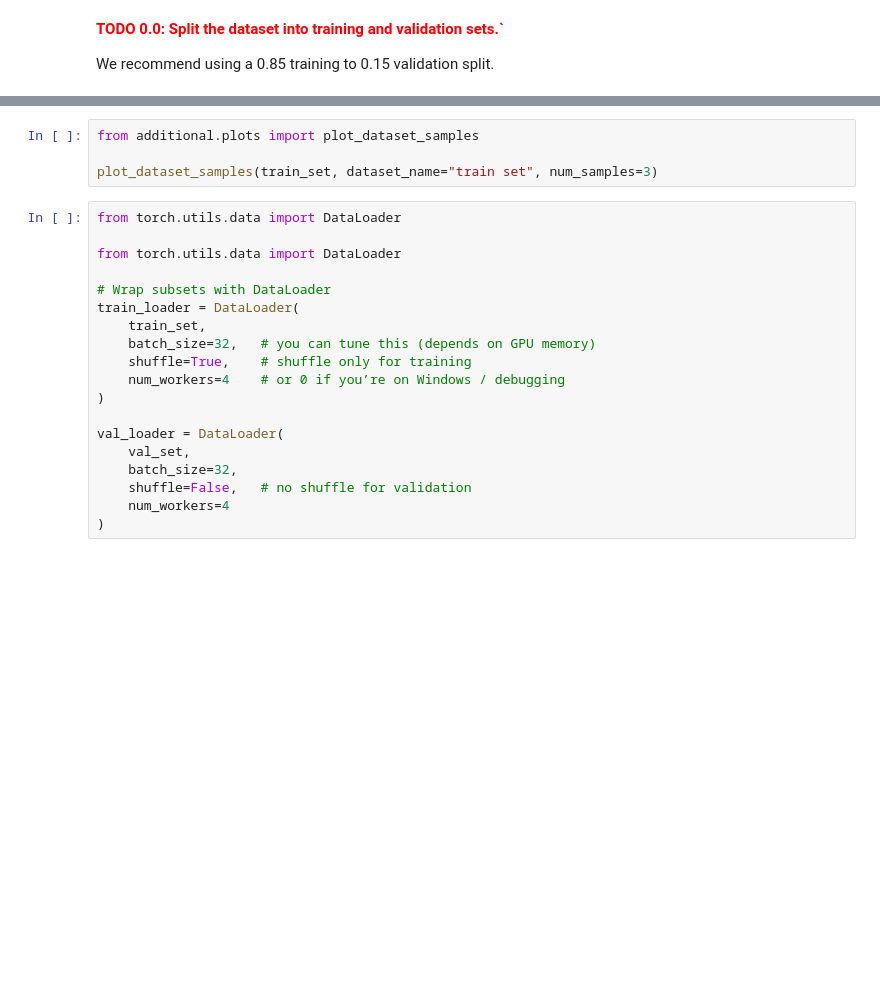
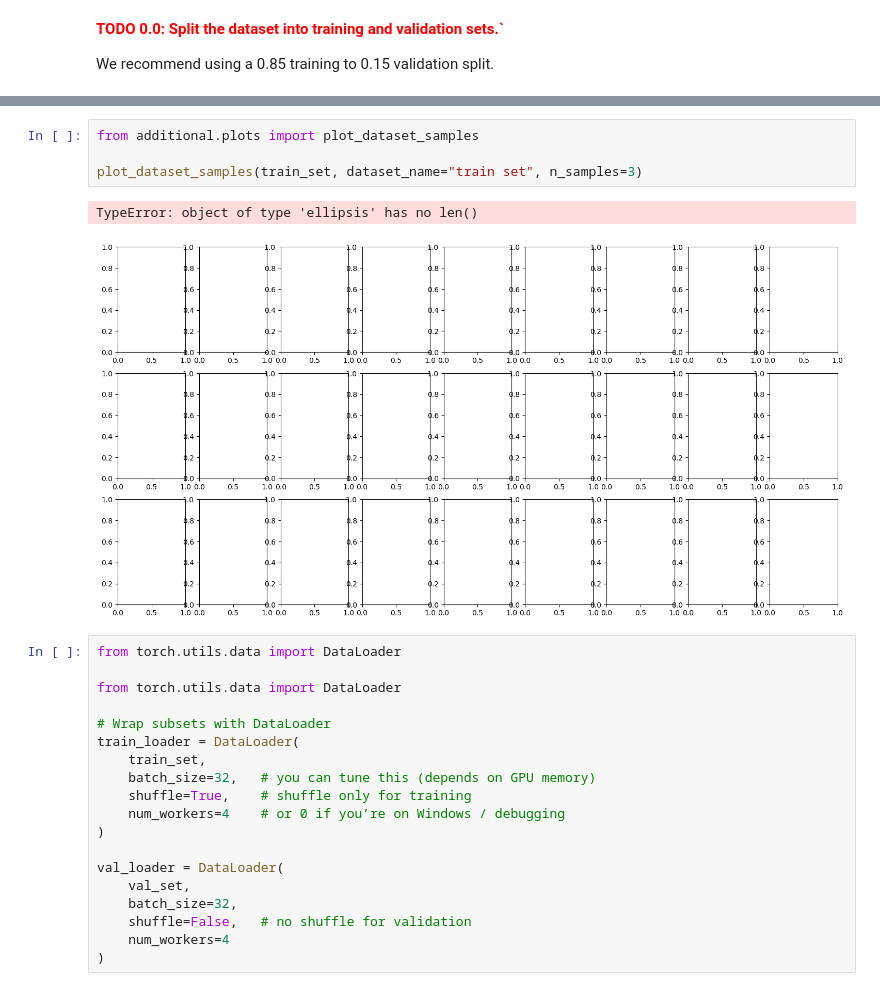
Before and after one commit to QMissinne/AE4353-Y25, a Jupyter notebook: ex_2/ex_2.ipynb, the cells around one changed output, grey strips where cells are left out. Saved outputs shown, nothing was run; the diff lists cells and outputs as text; blank space fills up the shorter version.

```diff
--- a/ex_2/ex_2.ipynb
+++ b/ex_2/ex_2.ipynb
@@ -113,7 +115,10 @@ In addition to IQU, two other important quantites can be derived: the Degree of
 # %%
 from additional.plots import plot_dataset_samples
 
-plot_dataset_samples(train_set, dataset_name="train set", num_samples=3)
+plot_dataset_samples(train_set, dataset_name="train set", n_samples=3)
+# %% [output]
+TypeError: object of type 'ellipsis' has no len()
+[figure, added]
 # %%
 from torch.utils.data import DataLoader
 
```
Also changed, not shown: parts of 9 cells of this notebook.
